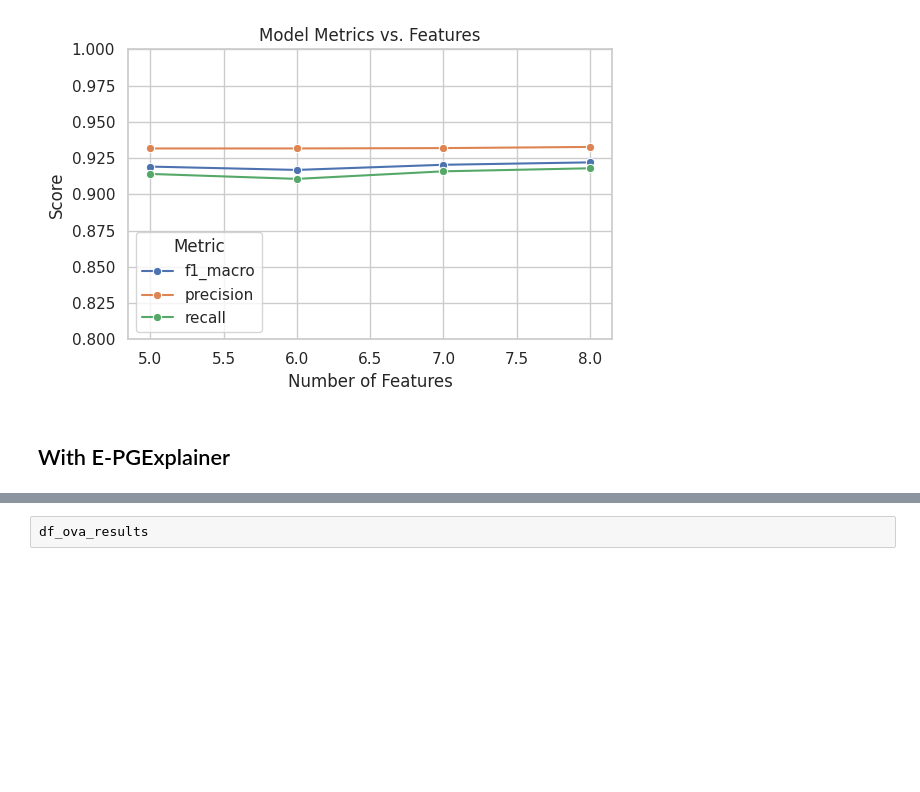
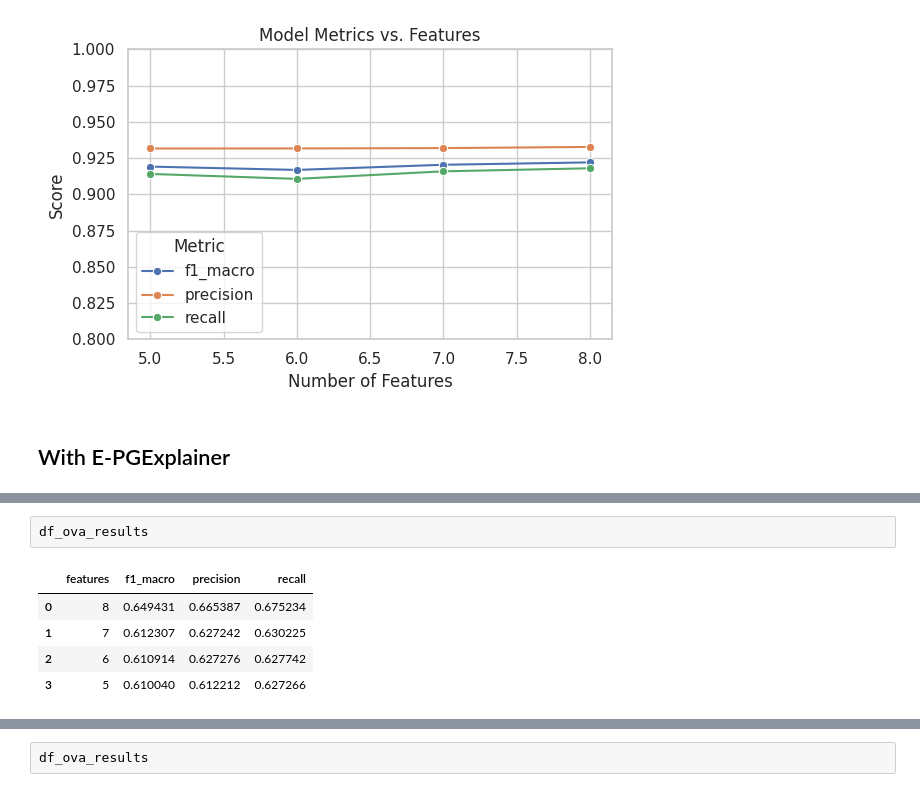
Before and after one commit to EANimesha/TrustGuard, a Jupyter notebook: Trustguard_NF_ToN_IoT.ipynb, the cells around one changed output, grey strips where cells are left out. Cells and saved outputs as stored; diff of their text form; blank space fills up the shorter version.

```diff
--- a/Trustguard_NF_ToN_IoT.ipynb
+++ b/Trustguard_NF_ToN_IoT.ipynb
@@ -2715,0 +2724,8 @@ df_ova_results = pd.DataFrame(df_ova_results)
+# %%
+df_ova_results
+# %% [output]
+|  | features | f1_macro | precision | recall |
+| 0 | 8 | 0.649431 | 0.665387 | 0.675234 |
+| 1 | 7 | 0.612307 | 0.627242 | 0.630225 |
+| 2 | 6 | 0.610914 | 0.627276 | 0.627742 |
+| 3 | 5 | 0.610040 | 0.612212 | 0.627266 |
```
Also changed, not shown: parts of 20 cells of this notebook, 1 other file.
